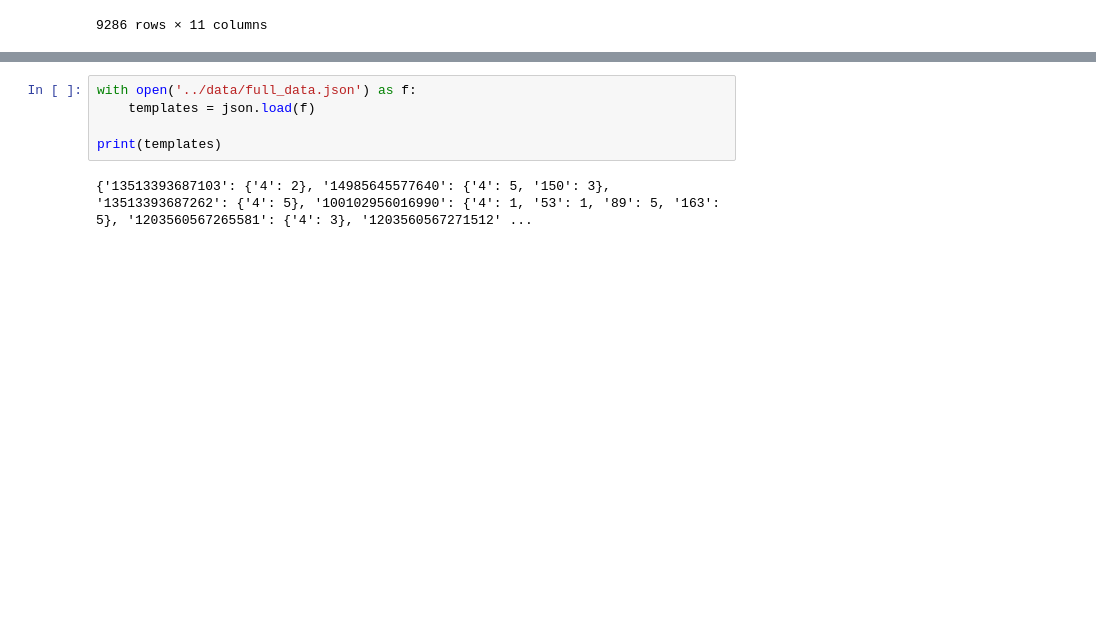
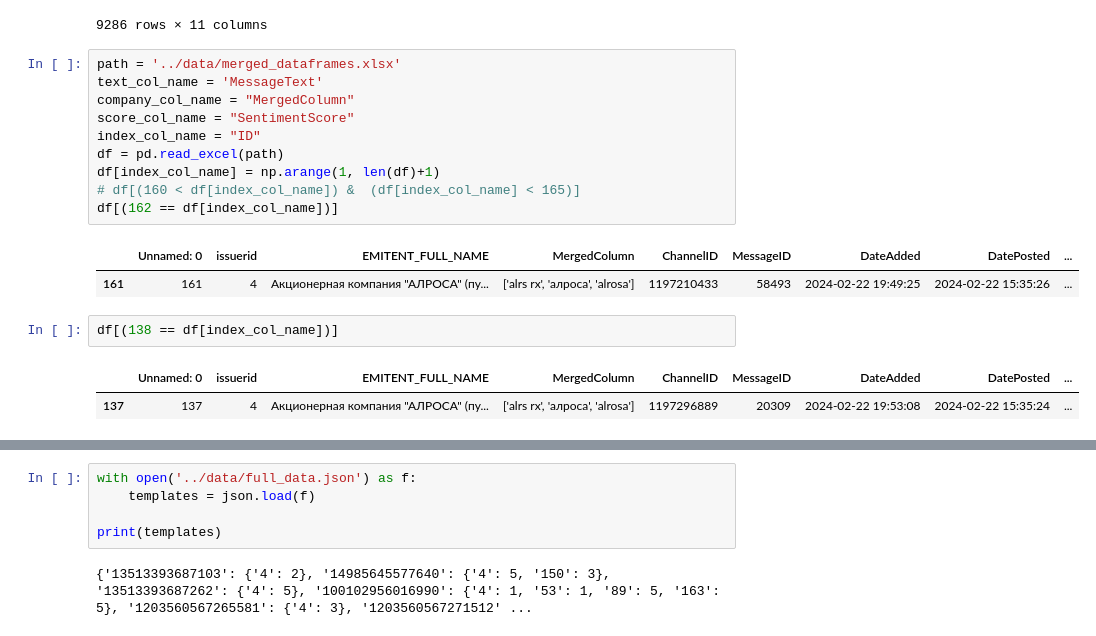
Before and after one commit to RekziP/Gagarin-hakaton, a Jupyter notebook: Alexey/first check.ipynb, the cells around one changed output, grey strips where cells are left out. Cells and saved outputs as stored; diff of their text form; blank space fills up the shorter version.

```diff
--- a/Alexey/first check.ipynb
+++ b/Alexey/first check.ipynb
@@ -49,6 +49,24 @@ df
 | 9284 | 9284 | 274 | Диасофт | ['dias', 'diasoft'] | 1203560567 | 278352 | 2024-03-14 22:19:32 | 2024-03-14 17:04:19 | ... |
 | 9285 | 9285 | 274 | Диасофт | ['dias', 'diasoft'] | 1197210433 | 59054 | 2024-03-18 10:22:35 | 2024-03-18 08:08:11 | ... |
 9286 rows × 11 columns
+# %%
+path = '../data/merged_dataframes.xlsx'
+text_col_name = 'MessageText'
+company_col_name = "MergedColumn"
+score_col_name = "SentimentScore"
+index_col_name = "ID"
+df = pd.read_excel(path)
+df[index_col_name] = np.arange(1, len(df)+1)
+# df[(160 < df[index_col_name]) &  (df[index_col_name] < 165)]
+df[(162 == df[index_col_name])]
+# %% [output]
+|  | Unnamed: 0 | issuerid | EMITENT_FULL_NAME | MergedColumn | ChannelID | MessageID | DateAdded | DatePosted | ... |
+| 161 | 161 | 4 | Акционерная компания "АЛРОСА" (пу... | ['alrs rx', 'алроса', 'alrosa'] | 1197210433 | 58493 | 2024-02-22 19:49:25 | 2024-02-22 15:35:26 | ... |
+# %%
+df[(138 == df[index_col_name])]
+# %% [output]
+|  | Unnamed: 0 | issuerid | EMITENT_FULL_NAME | MergedColumn | ChannelID | MessageID | DateAdded | DatePosted | ... |
+| 137 | 137 | 4 | Акционерная компания "АЛРОСА" (пу... | ['alrs rx', 'алроса', 'alrosa'] | 1197296889 | 20309 | 2024-02-22 19:53:08 | 2024-02-22 15:35:24 | ... |
 # %%
 import json
 import pandas as pd
```
Also changed, not shown: parts of 27 cells of this notebook, 8 other files.
